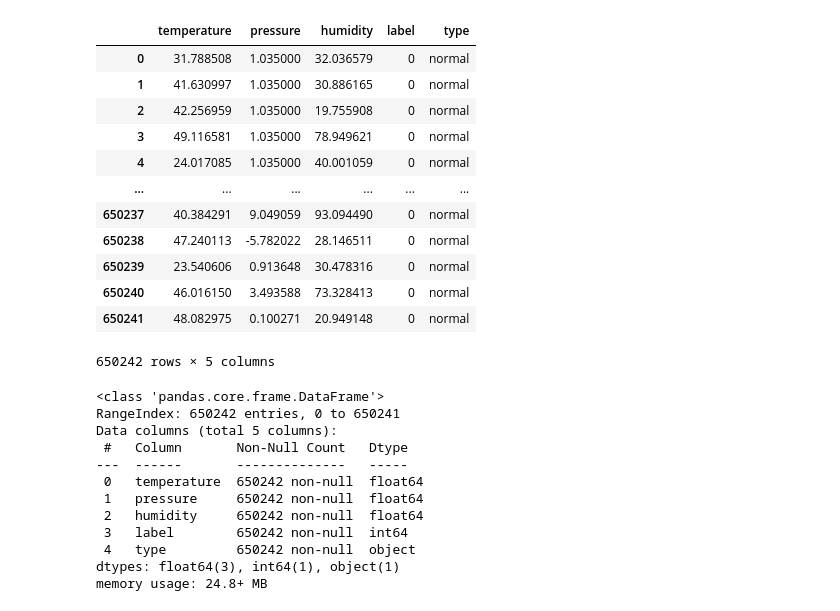
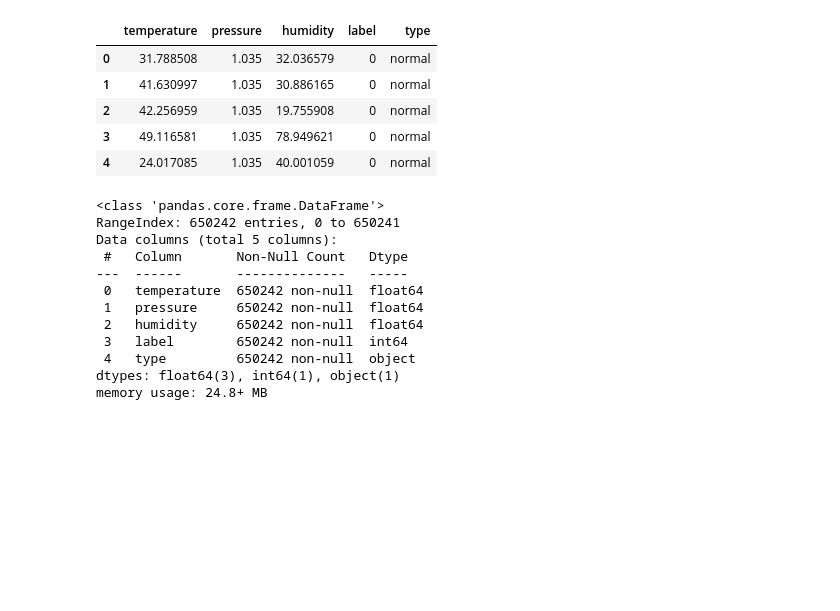
Before and after one commit to Hongwei-Z/SC-MLIDS, a Jupyter notebook: Data_Preprocessing.ipynb, the cells around one changed output. Cells and saved outputs as stored; diff of their text form; code cells hidden in the pictures; blank space fills up the shorter version.

```diff
--- a/Data_Preprocessing.ipynb
+++ b/Data_Preprocessing.ipynb
@@ -23,21 +17,15 @@ dataset
 # %%
+# Remove the time and date
 dataset = dataset.drop('date', axis=1)
 dataset = dataset.drop('time', axis=1)
-dataset
+dataset.head()
 # %% [output]
 |  | temperature | pressure | humidity | label | type |
-| 0 | 31.788508 | 1.035000 | 32.036579 | 0 | normal |
-| 1 | 41.630997 | 1.035000 | 30.886165 | 0 | normal |
-| 2 | 42.256959 | 1.035000 | 19.755908 | 0 | normal |
-| 3 | 49.116581 | 1.035000 | 78.949621 | 0 | normal |
-| 4 | 24.017085 | 1.035000 | 40.001059 | 0 | normal |
-| ... | ... | ... | ... | ... | ... |
-| 650237 | 40.384291 | 9.049059 | 93.094490 | 0 | normal |
-| 650238 | 47.240113 | -5.782022 | 28.146511 | 0 | normal |
-| 650239 | 23.540606 | 0.913648 | 30.478316 | 0 | normal |
-| 650240 | 46.016150 | 3.493588 | 73.328413 | 0 | normal |
-| 650241 | 48.082975 | 0.100271 | 20.949148 | 0 | normal |
+| 0 | 31.788508 | 1.035 | 32.036579 | 0 | normal |
+| 1 | 41.630997 | 1.035 | 30.886165 | 0 | normal |
+| 2 | 42.256959 | 1.035 | 19.755908 | 0 | normal |
+| 3 | 49.116581 | 1.035 | 78.949621 | 0 | normal |
+| 4 | 24.017085 | 1.035 | 40.001059 | 0 | normal |
-650242 rows × 5 columns
 # %%
 dataset.info()
 # %% [output]
```
Also changed, not shown: parts of 15 cells of this notebook.
